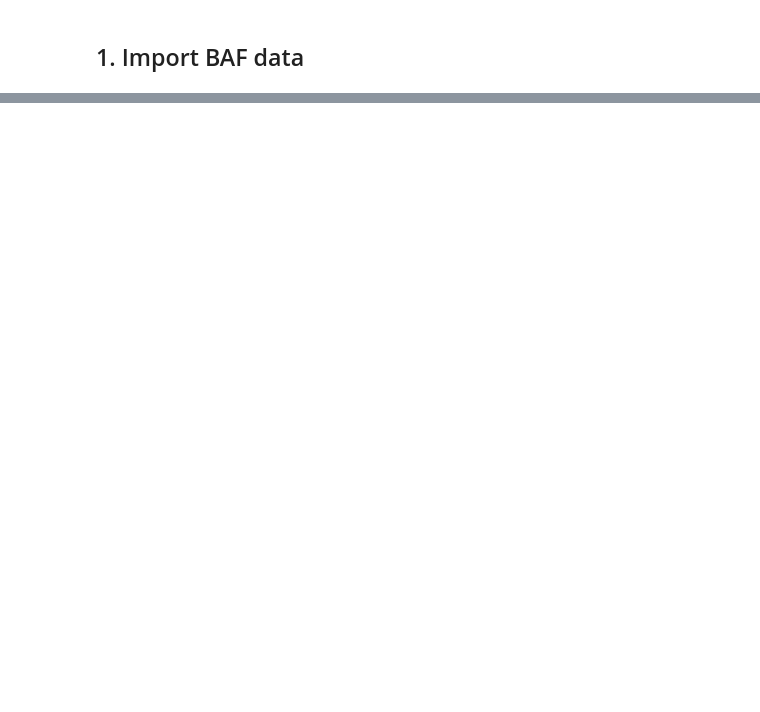
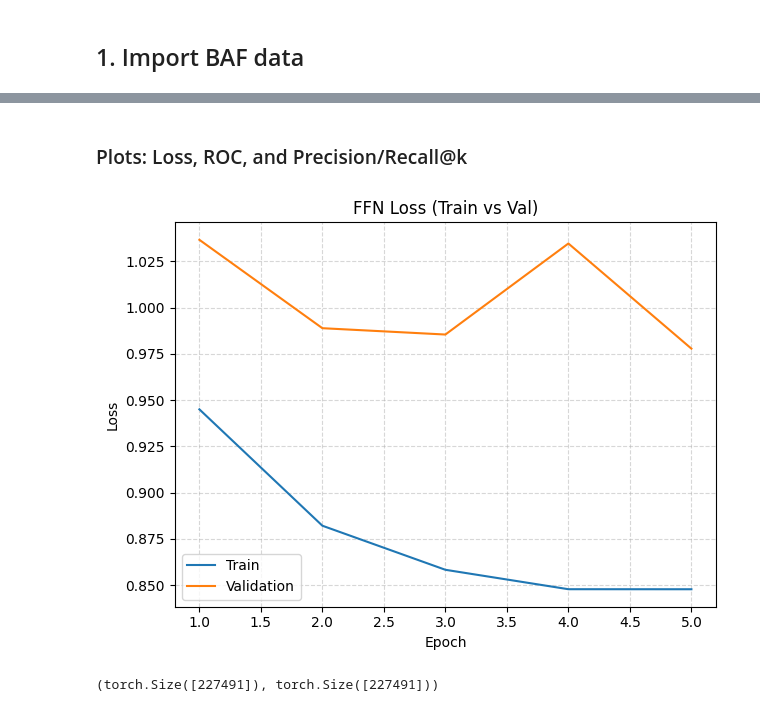
Before and after one commit to Guilherme-Coimbra/AECD.Feedzai-Benchmarking-optimizers-and-learning-rate-schedulers, a Jupyter notebook: notebooks/03_baf_baseline.ipynb, the cells around one changed output, grey strips where cells are left out. Cells and saved outputs as stored; diff of their text form; code cells hidden in the pictures; blank space fills up the shorter version.

Commit message:
feat(notebook03): update baseline; add roc and precision@k and recall@k metrics.

```diff
--- a/notebooks/03_baf_baseline.ipynb
+++ b/notebooks/03_baf_baseline.ipynb
@@ -200,0 +336,10 @@ accuracy: 0.9891
+# %%
+# With ~1% positives per batch, an unbiased WBCE uses pos_weight ~= (1-p)/p = 99.
+# NOTE: If you later change the batch composition (oversampling etc.),
+# revisit this value accordingly.
+POS_WEIGHT = 99.0
+# pos_weight scales positive examples inside BCEWithLogits;
+# gradients for positive samples are amplified by POS_WEIGHT.
+
+loss_fn = weighted_bce_with_logits(pos_weight=POS_WEIGHT)  # from metrics.py
+print(loss_fn)
@@ -200,0 +463,14 @@ accuracy: 0.9891
+# %%
+# Assume: Xc_train, Xn_train, y_train, Xc_val, Xn_val, y_val already exist
+train_ds = CatsNumsDataset(X_train_cat, X_train_cont, y_train)
+val_ds   = CatsNumsDataset(X_val_cat,   X_val_cont,   y_val)
+
+# Reuse the sampler we set up earlier (≈1% positives, 512 batch, ~1000 batches/epoch)
+import numpy as np
+y_train_np = np.asarray(y_train)
+train_sampler = StratifiedBatchSampler(y_train_np, batch_size=512, pos_per_batch=max(1, int(0.01*512)), num_batches=1000)
+
+# Use custom batch_sampler for balanced class batches on train;
+# pin_memory speeds host->device transfers on CUDA; num_workers for parallel loading.
+train_loader = DataLoader(train_ds, batch_sampler=train_sampler, pin_memory=True, num_workers=2)
+val_loader   = DataLoader(val_ds, batch_size=1024, shuffle=False, pin_memory=True, num_workers=2)
@@ -200,0 +565,17 @@ accuracy: 0.9891
+# %%
+
+history = defaultdict(list)
+for epoch in range(1, NUM_EPOCHS + 1):
+    print(f"\n=== Epoch {epoch}/{NUM_EPOCHS} ===")
+    train_stats = train_epoch(emb_stack, ffn, train_loader, device, log_every=200)
+    val_stats   = evaluate_epoch(emb_stack, ffn, val_loader, device)
+
+    history["train_loss"].append(train_stats["loss"])
+    history["val_loss"].append(val_stats["loss"])
+    history["val_recall"].append(val_stats["recall"])
+    history["val_precision"].append(val_stats["precision"])
+
+    print(f"train_loss={train_stats['loss']:.4f} | "
+          f"val_loss={val_stats['loss']:.4f} | "
+          f"val_recall={val_stats['recall']:.4f} | "
+          f"val_precision={val_stats['precision']:.4f}")
@@ -200,0 +600,25 @@ accuracy: 0.9891
+# %% [markdown]
+### Plots: Loss, ROC, and Precision/Recall@k
+# %%
+# Plot train/val loss curves
+from src.viz.plots import plot_loss
+fig_loss = plot_loss(history, title="FFN Loss (Train vs Val)")
+# %% [output]
+[figure, added]
+# %%
+# Collect validation labels and scores (logits) for ROC and @k plots
+import torch
+ffn.eval(); emb_stack.eval()
+y_true, y_scores = [], []
+with torch.no_grad():
+    for x_cats, x_nums, y in val_loader:
+        x_cats = x_cats.to(device).long()
+        x_nums = x_nums.to(device).float()
+        logits = ffn(concat_cat_and_num(emb_stack(x_cats), x_nums)).squeeze(1)
+        y_scores.append(logits.detach().cpu())
+        y_true.append(y.view(-1).cpu().long())
+y_true = torch.cat(y_true)
+y_scores = torch.cat(y_scores)
+y_true.shape, y_scores.shape
+# %% [output]
+(torch.Size([227491]), torch.Size([227491]))
```
Also changed, not shown: parts of 49 cells of this notebook, 4 other files.
